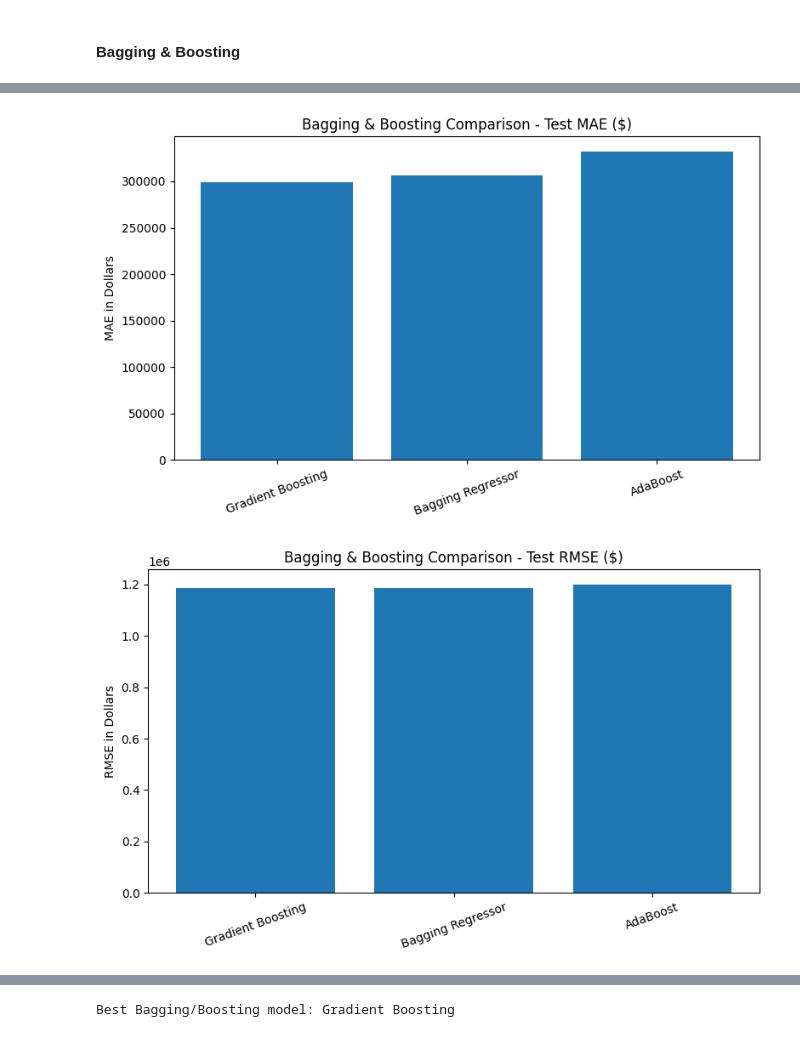
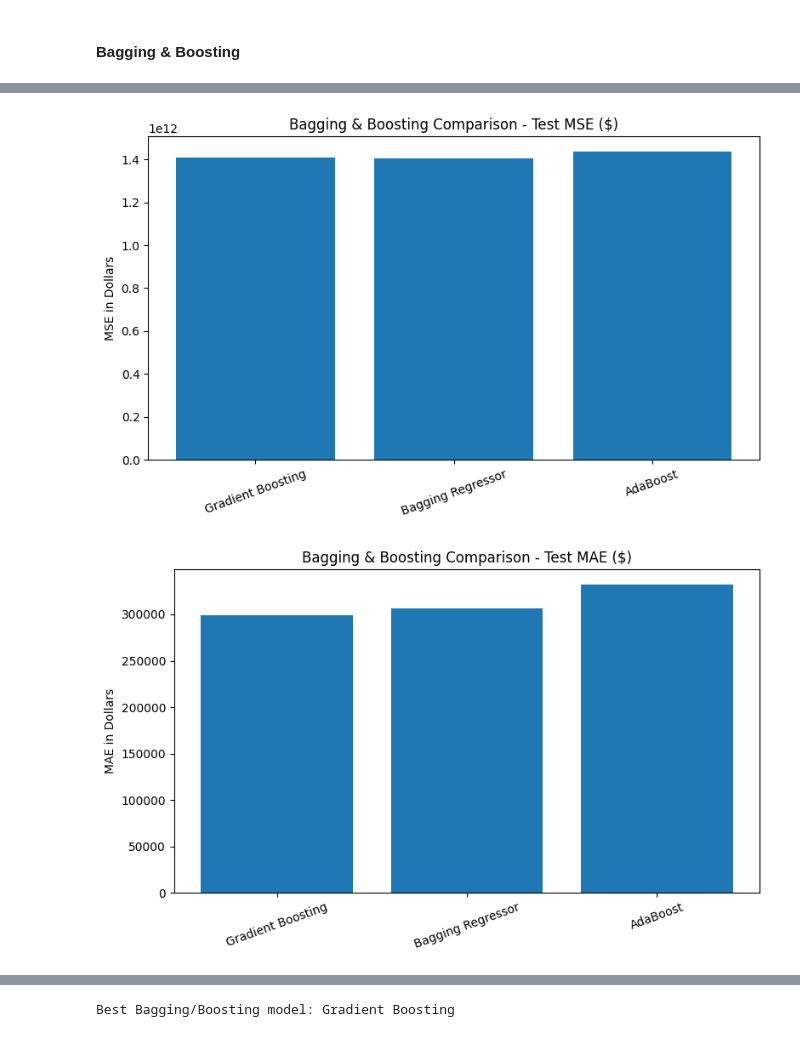
Before and after one commit to nasingh2/DS644-MLBA-Final-Project, a Jupyter notebook: models/models_ALL.ipynb, the cells around one changed output, grey strips where cells are left out. Cells and saved outputs as stored; diff of their text form; code cells hidden in the pictures.

Commit message:
updated boosting and bagging to include mse not neural networks

```diff
--- a/models/models_ALL.ipynb
+++ b/models/models_ALL.ipynb
@@ -29,7 +29,8 @@ from sklearn.metrics import mean_absolute_error, mean_squared_error, r2_score
 from sklearn.ensemble import BaggingRegressor, AdaBoostRegressor, GradientBoostingRegressor
 from sklearn.base import clone
 # %%
-df = pd.read_csv('models/dataset_final.csv')
+# Pulling in the data
+df = pd.read_csv('../data/dataset_final.csv')
 
 display(df.head(3))
 # %% [output]
@@ -581,7 +582,6 @@ plt.show()
 #### Bagging & Boosting
 # %%
 # Bagging & Boosting
-
 bag_base_tree = DecisionTreeRegressor(
     max_depth=12,
     min_samples_leaf=2,
@@ -645,14 +645,14 @@ for name, model in bb_models.items():
 
     bb_results.append({
         "Model": name,
-        "Train RMSE (log)": np.sqrt(mean_squared_error(y_train, y_pred_train_log)),
-        "Test RMSE (log)": np.sqrt(mean_squared_error(y_test, y_pred_test_log)),
+        "Train MSE (log)": mean_squared_error(y_train, y_pred_train_log),
+        "Test MSE (log)": mean_squared_error(y_test, y_pred_test_log),
         "Train MAE (log)": mean_absolute_error(y_train, y_pred_train_log),
         "Test MAE (log)": mean_absolute_error(y_test, y_pred_test_log),
         "Train R2": r2_score(y_train, y_pred_train_log),
         "Test R2": r2_score(y_test, y_pred_test_log),
-        "Train RMSE ($)": np.sqrt(mean_squared_error(y_train_dollar, y_pred_train_dollar)),
-        "Test RMSE ($)": np.sqrt(mean_squared_error(y_test_dollar, y_pred_test_dollar)),
+        "Train MSE ($)": mean_squared_error(y_train_dollar, y_pred_train_dollar),
+        "Test MSE ($)": mean_squared_error(y_test_dollar, y_pred_test_dollar),
         "Train MAE ($)": mean_absolute_error(y_train_dollar, y_pred_train_dollar),
         "Test MAE ($)": mean_absolute_error(y_test_dollar, y_pred_test_dollar),
         "Within 15% Accuracy": within_15
@@ -691,32 +690,31 @@ bb_results_display
 # %%
 # Comparison plots
+plt.figure(figsize=(8, 5))
+plt.bar(bb_results_df["Model"], bb_results_df["Test MSE ($)"])
+plt.title("Bagging & Boosting Comparison - Test MSE ($)")
+plt.ylabel("MSE in Dollars")
+plt.xticks(rotation=20)
+plt.tight_layout()
+plt.show()
 
 plt.figure(figsize=(8, 5))
 plt.bar(bb_results_df["Model"], bb_results_df["Test MAE ($)"])
 plt.title("Bagging & Boosting Comparison - Test MAE ($)")
 plt.ylabel("MAE in Dollars")
-plt.xticks(rotation=20)
-plt.tight_layout()
-plt.show()
-
-plt.figure(figsize=(8, 5))
-plt.bar(bb_results_df["Model"], bb_results_df["Test RMSE ($)"])
-plt.title("Bagging & Boosting Comparison - Test RMSE ($)")
-plt.ylabel("RMSE in Dollars")
 plt.xticks(rotation=20)
 plt.tight_layout()
 plt.show()
 
 plt.figure(figsize=(8, 5))
 plt.bar(bb_results_df["Model"], bb_results_df["Test R2"])
 plt.title("Bagging & Boosting Comparison - Test R²")
 plt.ylabel("R²")
 plt.xticks(rotation=20)
 plt.tight_layout()
 plt.show()
 # %% [output]
-[figure, old version]
+[figure, new version]
-[figure, old version]
+[figure, new version]
 [figure]
 # %%
 # Best model and sample predictions in normal dollar format
```
Also changed, not shown: parts of 11 cells of this notebook.
